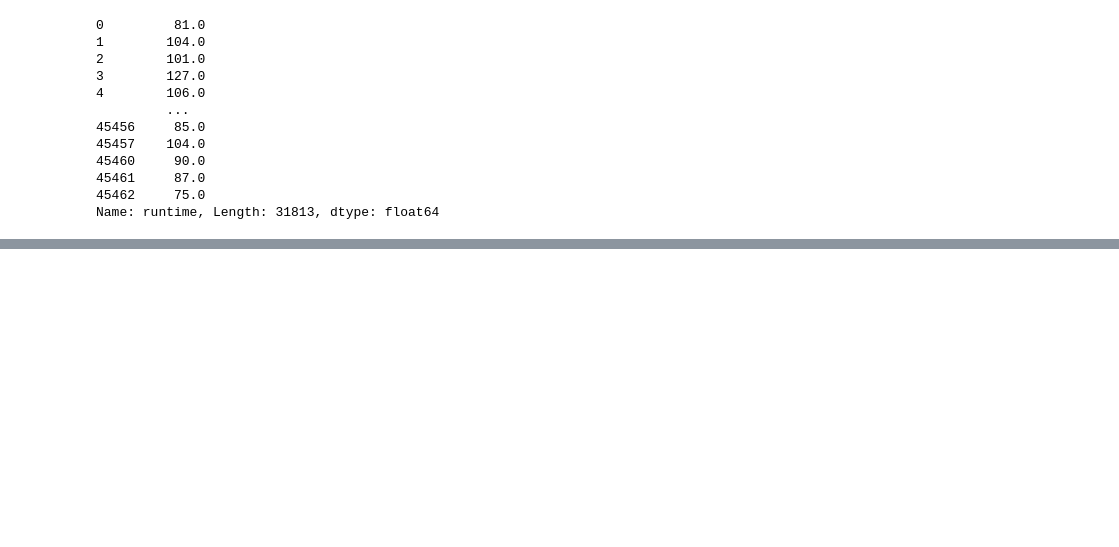
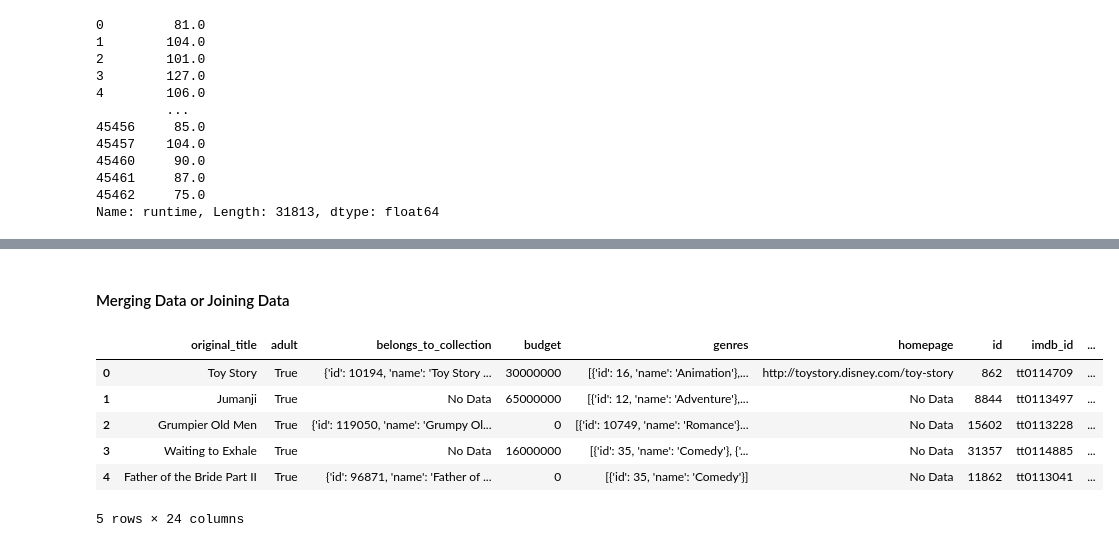
Before and after one commit to TurmaeUrsorum/Data_Science, a Jupyter notebook: 13. Project: Feature Engineering in Movie Analytics/feature_enginerring.ipynb, the cells around one changed output, grey strips where cells are left out. Saved outputs shown, nothing was run; the diff lists cells and outputs as text; code cells hidden in the pictures; blank space fills up the shorter version.

```diff
--- a/13. Project: Feature Engineering in Movie Analytics/feature_enginerring.ipynb
+++ b/13. Project: Feature Engineering in Movie Analytics/feature_enginerring.ipynb
@@ -417,0 +528,12 @@ Name: runtime, Length: 31813, dtype: float64
+# %% [markdown]
+#### Merging Data or Joining Data
+# %%
+english_release.head()
+# %% [output]
+|  | original_title | adult | belongs_to_collection | budget | genres | homepage | id | imdb_id | ... |
+| 0 | Toy Story | True | {'id': 10194, 'name': 'Toy Story ... | 30000000 | [{'id': 16, 'name': 'Animation'},... | http://toystory.disney.com/toy-story | 862 | tt0114709 | ... |
+| 1 | Jumanji | True | No Data | 65000000 | [{'id': 12, 'name': 'Adventure'},... | No Data | 8844 | tt0113497 | ... |
+| 2 | Grumpier Old Men | True | {'id': 119050, 'name': 'Grumpy Ol... | 0 | [{'id': 10749, 'name': 'Romance'}... | No Data | 15602 | tt0113228 | ... |
+| 3 | Waiting to Exhale | True | No Data | 16000000 | [{'id': 35, 'name': 'Comedy'}, {'... | No Data | 31357 | tt0114885 | ... |
+| 4 | Father of the Bride Part II | True | {'id': 96871, 'name': 'Father of ... | 0 | [{'id': 35, 'name': 'Comedy'}] | No Data | 11862 | tt0113041 | ... |
+5 rows × 24 columns
```
Also changed, not shown: parts of 23 cells of this notebook.
